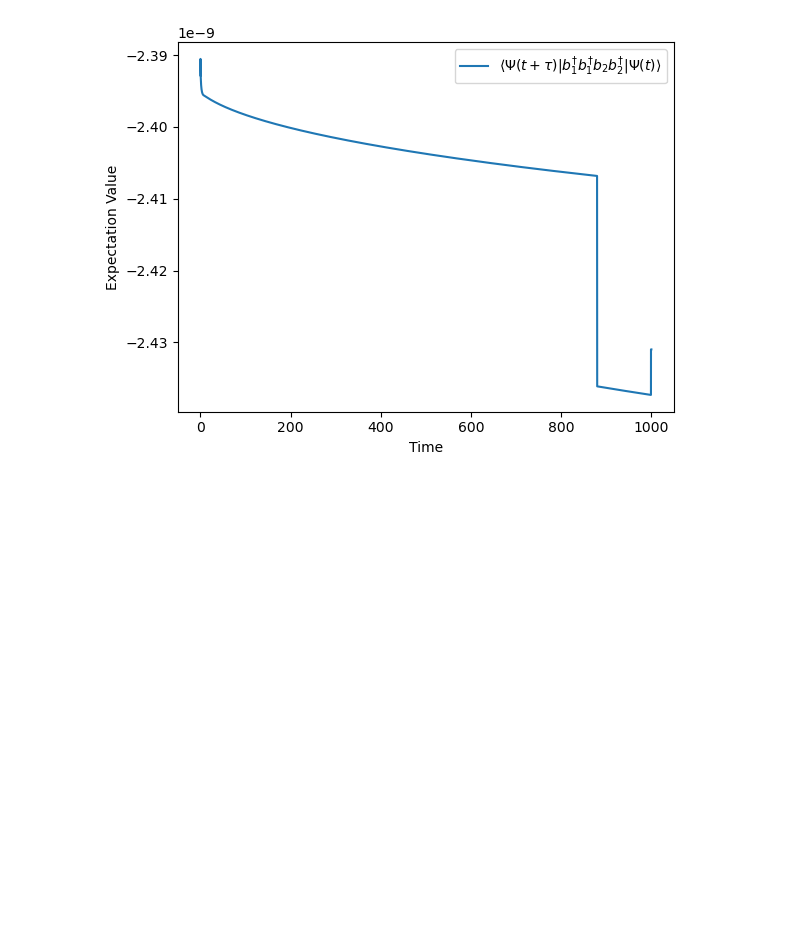
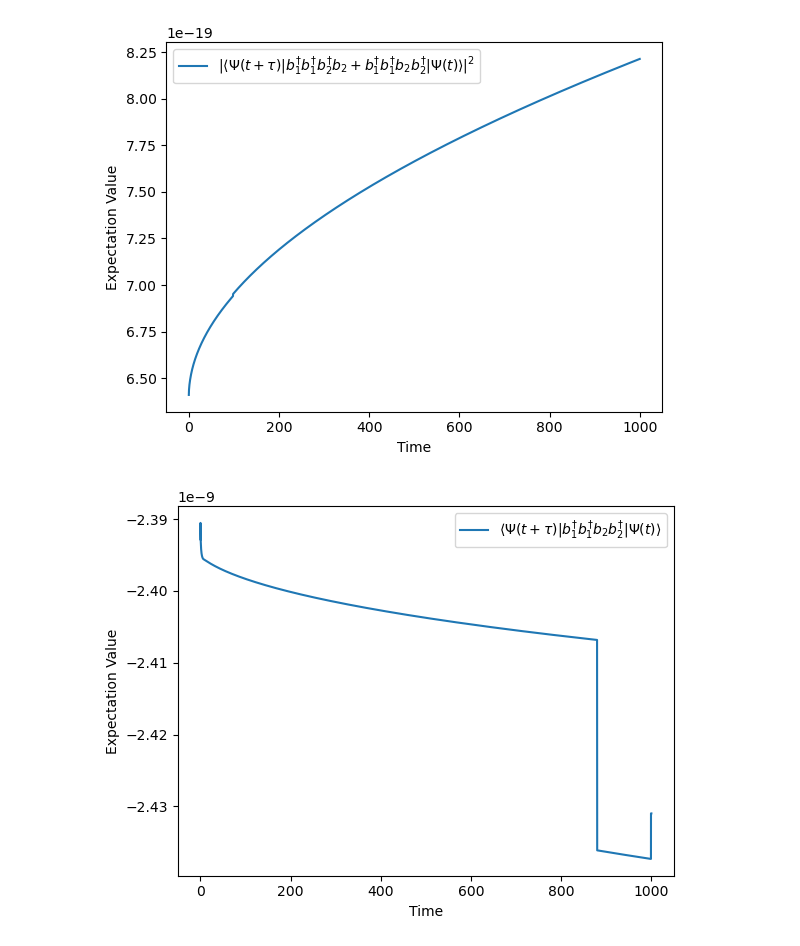
Before and after one commit to Gshilong/shilong, a Jupyter notebook: 代码CHO/1-3.ipynb, the cells around one changed output. Drawn from its saved outputs; the diff is of its cells as text; code cells hidden in the pictures; blank space fills up the shorter version.

```diff
--- a/代码CHO/1-3.ipynb
+++ b/代码CHO/1-3.ipynb
@@ -44,3 +47,13 @@ plt.show()
+# %%
+# 绘制结果
+# plt.plot(t_list1, expectation_values1, label=r'$\langle Ψ(t+\tau) | b_1^{\dagger}b_1^{\dagger}b_2^{\dagger}b_2 | Ψ(t) \rangle$')
+plt.plot(t_list1, possibility1, label=r'$|\langle Ψ(t+\tau) | b_1^{\dagger}b_1^{\dagger}b_2^{\dagger}b_2+b_1^{\dagger}b_1^{\dagger}b_2b_2^{\dagger} | Ψ(t) \rangle|^2$')
+plt.xlabel('Time')
+plt.ylabel('Expectation Value')
+plt.legend()
+plt.show()
+# %% [output]
+[figure, added]
 # %%
 # 定义时间范围和时间间隔
 t_list2 = np.linspace(0, 1000, 10**4) # 时间范围
```
Also changed, not shown: parts of 1 cell of this notebook, 2 other files.
